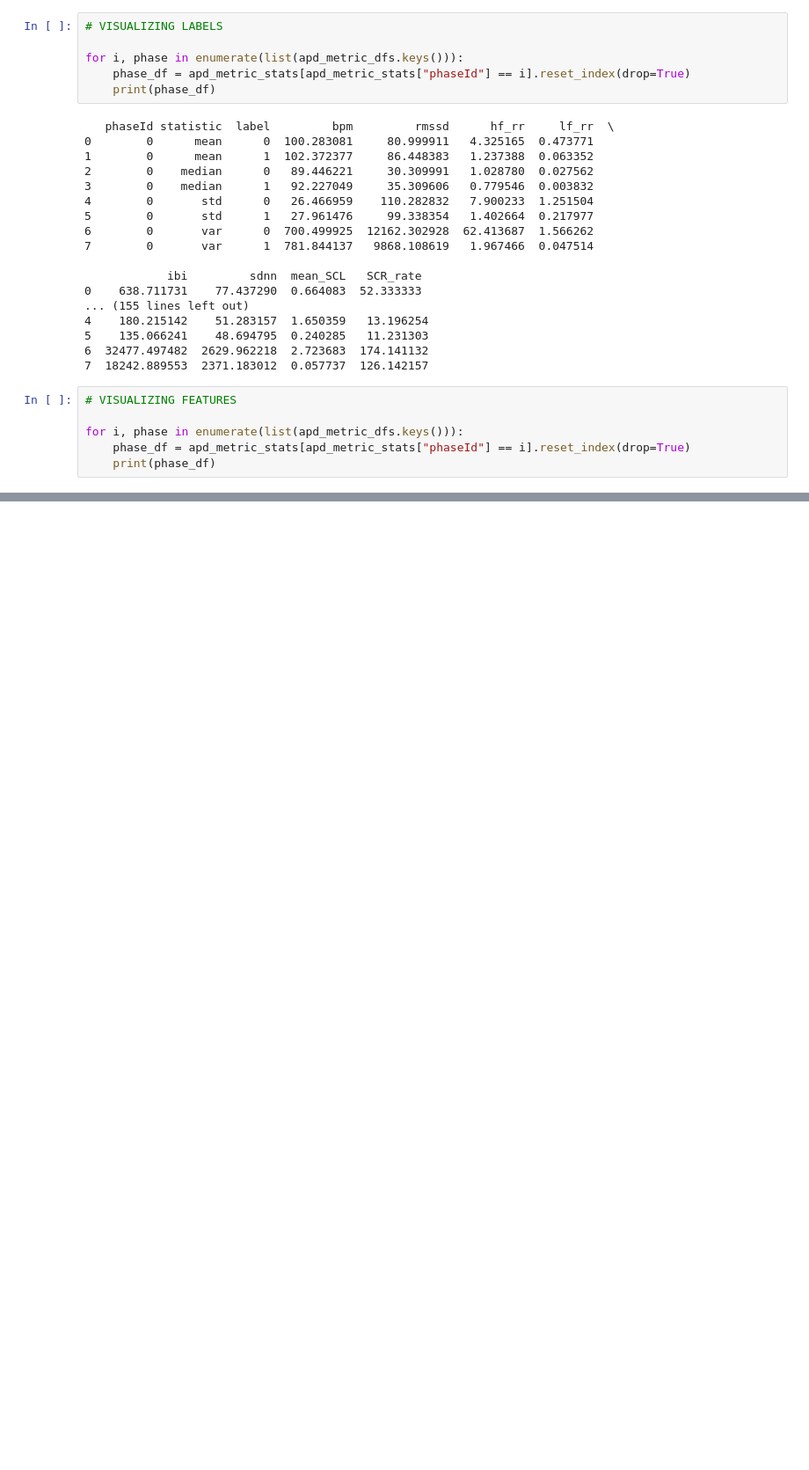
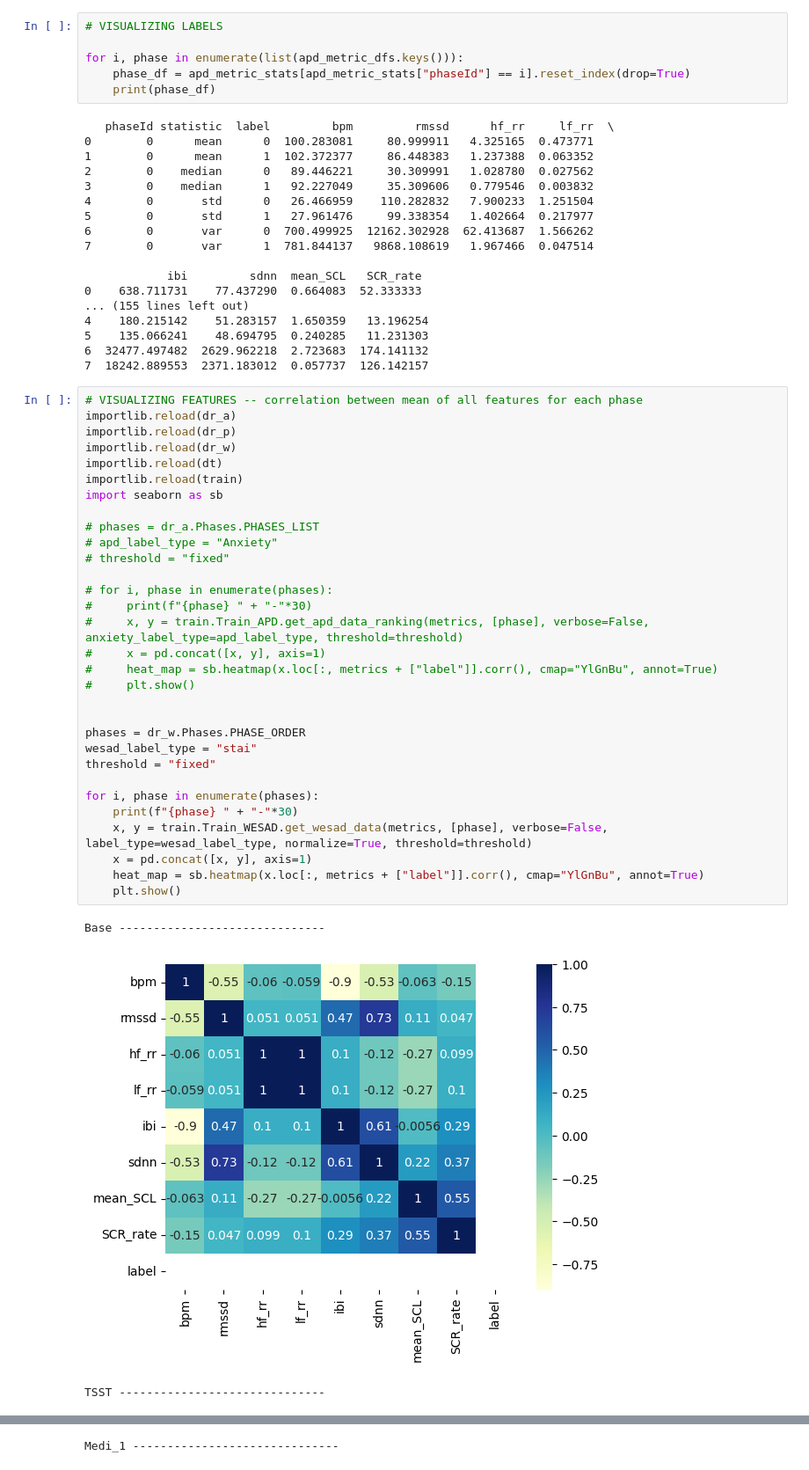
Before and after one commit to emilyxzhou/anxiety, a Jupyter notebook: notebooks/statistical_analysis/statistical_analysis.ipynb, the cells around one changed output, grey strips where cells are left out. Shown at 88% size. Cells and saved outputs as stored; diff of their text form; blank space fills up the shorter version.

```diff
--- a/notebooks/statistical_analysis/statistical_analysis.ipynb
+++ b/notebooks/statistical_analysis/statistical_analysis.ipynb
@@ -367,9 +414,38 @@ for i, phase in enumerate(list(apd_metric_dfs.keys())):
 5    135.066241    48.694795  0.240285   11.231303
 6  32477.497482  2629.962218  2.723683  174.141132
 7  18242.889553  2371.183012  0.057737  126.142157
-# %%
-# VISUALIZING FEATURES
-
-for i, phase in enumerate(list(apd_metric_dfs.keys())):
-    phase_df = apd_metric_stats[apd_metric_stats["phaseId"] == i].reset_index(drop=True)
-    print(phase_df)
+# %%
+# VISUALIZING FEATURES -- correlation between mean of all features for each phase
+importlib.reload(dr_a)
+importlib.reload(dr_p)
+importlib.reload(dr_w)
+importlib.reload(dt)
+importlib.reload(train)
+import seaborn as sb
+
+# phases = dr_a.Phases.PHASES_LIST
+# apd_label_type = "Anxiety"
+# threshold = "fixed"
+
+# for i, phase in enumerate(phases):
+#     print(f"{phase} " + "-"*30)
+#     x, y = train.Train_APD.get_apd_data_ranking(metrics, [phase], verbose=False, anxiety_label_type=apd_label_type, threshold=threshold)
+#     x = pd.concat([x, y], axis=1)
+#     heat_map = sb.heatmap(x.loc[:, metrics + ["label"]].corr(), cmap="YlGnBu", annot=True)
+#     plt.show()
+
+
+phases = dr_w.Phases.PHASE_ORDER
+wesad_label_type = "stai"
+threshold = "fixed"
+
+for i, phase in enumerate(phases):
+    print(f"{phase} " + "-"*30)
+    x, y = train.Train_WESAD.get_wesad_data(metrics, [phase], verbose=False, label_type=wesad_label_type, normalize=True, threshold=threshold)
+    x = pd.concat([x, y], axis=1)
+    heat_map = sb.heatmap(x.loc[:, metrics + ["label"]].corr(), cmap="YlGnBu", annot=True)
+    plt.show()
+# %% [output]
+Base ------------------------------
+[figure, added]
+TSST ------------------------------
@@ -375,0 +453 @@ for i, phase in enumerate(list(apd_metric_dfs.keys())):
+Medi_1 ------------------------------
```
Also changed, not shown: parts of 3 cells of this notebook, 6 other files.
